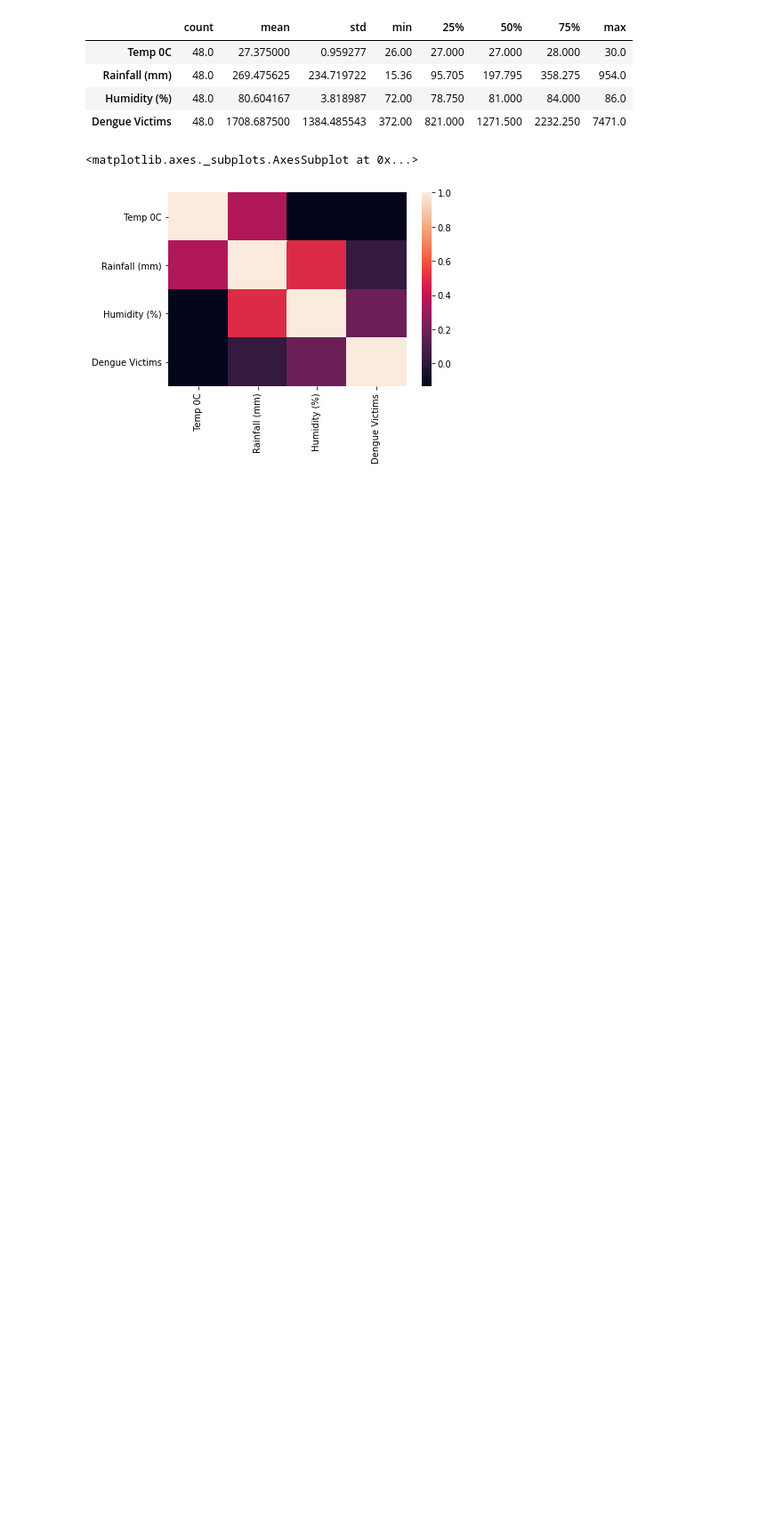
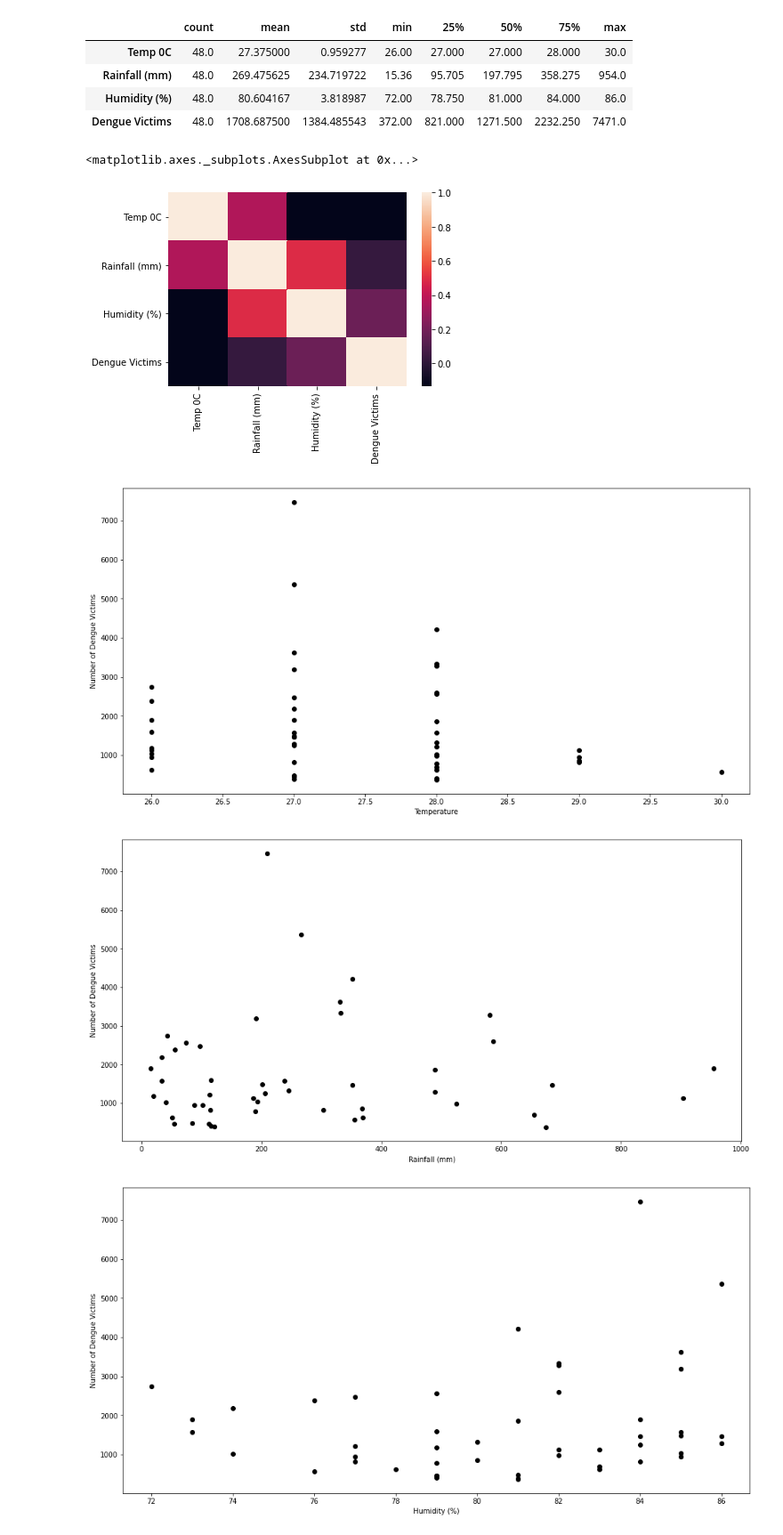
Before and after one commit to Roshani-Abeysekera/Forecasting-Monthly-Dengue-Cases-Using-Climatic-Factors-In-Colombo-District-With-Machine-Learning., a Jupyter notebook: MLP.ipynb, the cells around one changed output. Shown at 89% size. Drawn from its saved outputs; the diff is of its cells as text; code cells hidden in the pictures; blank space fills up the shorter version.

```diff
--- a/MLP.ipynb
+++ b/MLP.ipynb
@@ -50,6 +51,42 @@ sns.heatmap(corr,
 # %% [output]
 <matplotlib.axes._subplots.AxesSubplot at 0x...>
 [figure]
+# %%
+import matplotlib.pyplot as plt
+Xs = df.drop(['Dengue Victims', 'Year', 'Month'], axis=1)
+plt.figure(figsize=(16, 8))
+plt.scatter(
+    df[' Temp 0C'],
+    df['Dengue Victims'],
+    c='black'
+)
+plt.xlabel("Temperature")
+plt.ylabel("Number of Dengue Victims")
+plt.show()
+
+plt.figure(figsize=(16, 8))
+plt.scatter(
+    df['Rainfall (mm)'],
+    df['Dengue Victims'],
+    c='black'
+)
+plt.xlabel("Rainfall (mm)")
+plt.ylabel("Number of Dengue Victims")
+plt.show()
+
+plt.figure(figsize=(16, 8))
+plt.scatter(
+    df['Humidity (%)'],
+    df['Dengue Victims'],
+    c='black'
+)
+plt.xlabel("Humidity (%)")
+plt.ylabel("Number of Dengue Victims")
+plt.show()
+# %% [output]
+[figure, added]
+[figure, added]
+[figure, added]
 # %%
 # Creating Arrays for the Features and the Response Variable
 target_column = ['Dengue Victims']
```
Also changed, not shown: parts of 4 cells of this notebook.
